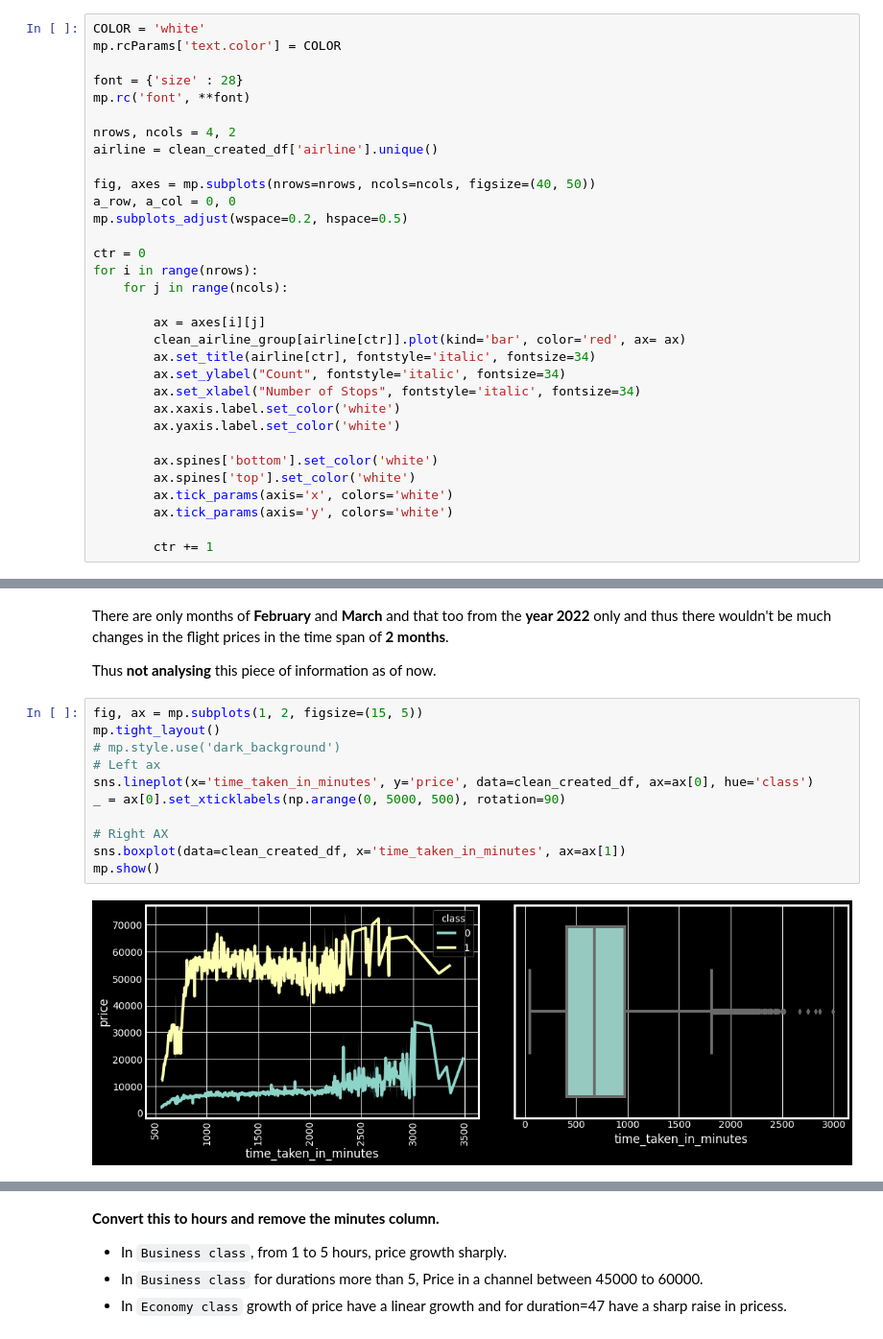
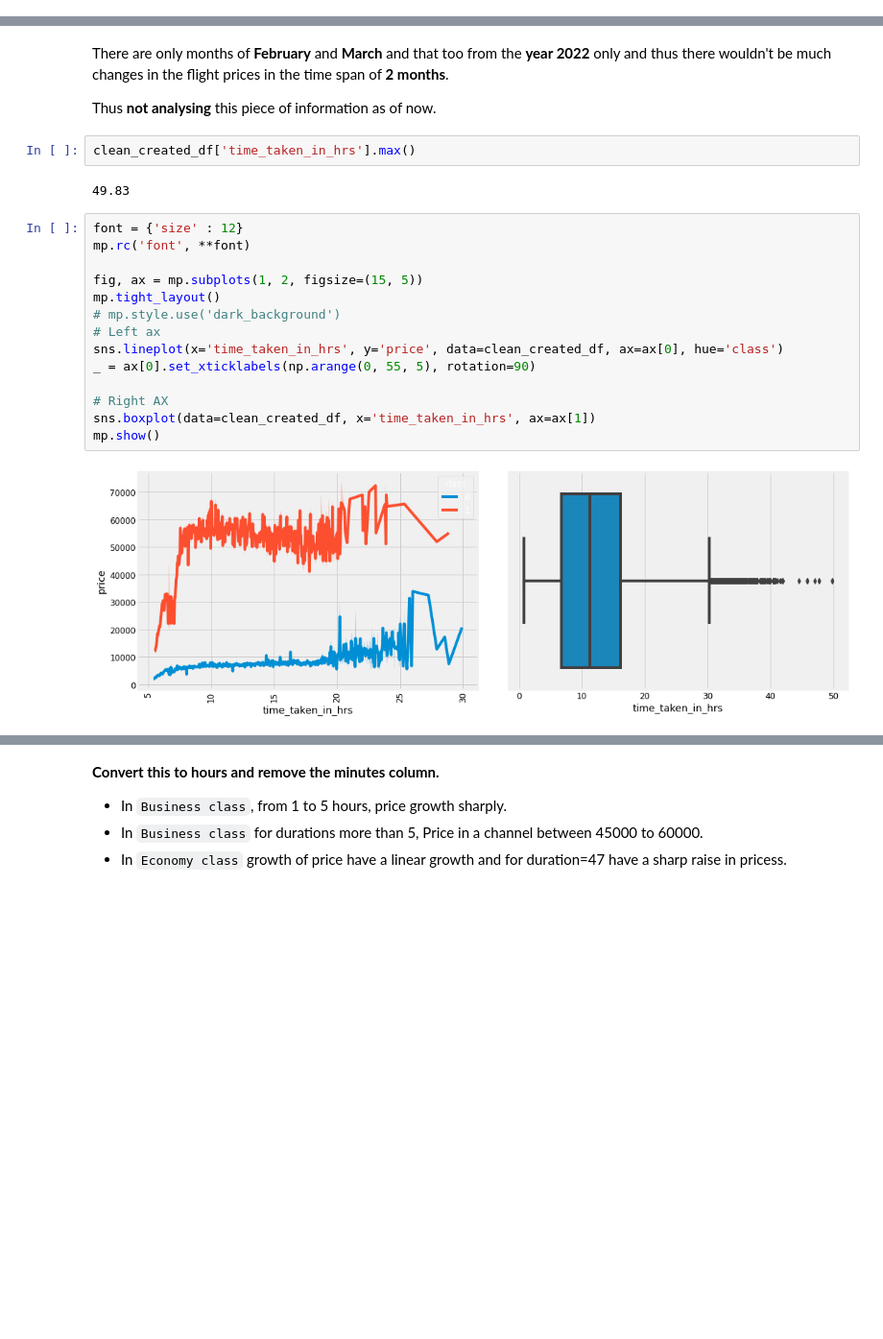
Before and after one commit to deepbdoshi/Flight-Price-Prediction, a Jupyter notebook: Flight Price Prediction.ipynb, the cells around one changed output, grey strips where cells are left out. Shown at 96% size. Drawn from its saved outputs; the diff is of its cells as text; blank space fills up the shorter version.

Commit message:
Data Preprocessing

```diff
--- a/Flight Price Prediction.ipynb
+++ b/Flight Price Prediction.ipynb
@@ -601,35 +567,3 @@ Followed by 1 stop and no stop.
 Trujet has only made 1 stop journeys
 
 It's clear that the more stops there are the more expensive the flight is except for AirAsia where the prices seems more constant. The behaviour and different analysis of AirAsia tend to show that it relates to a low cost company.
-# %%
-COLOR = 'white'
-mp.rcParams['text.color'] = COLOR
-
-font = {'size' : 28}
-mp.rc('font', **font)
-
-nrows, ncols = 4, 2
-airline = clean_created_df['airline'].unique()
-
-fig, axes = mp.subplots(nrows=nrows, ncols=ncols, figsize=(40, 50))
-a_row, a_col = 0, 0
-mp.subplots_adjust(wspace=0.2, hspace=0.5)
-
-ctr = 0
-for i in range(nrows):
-    for j in range(ncols):
-
-        ax = axes[i][j]
-        clean_airline_group[airline[ctr]].plot(kind='bar', color='red', ax= ax)
-        ax.set_title(airline[ctr], fontstyle='italic', fontsize=34)
-        ax.set_ylabel("Count", fontstyle='italic', fontsize=34)
-        ax.set_xlabel("Number of Stops", fontstyle='italic', fontsize=34)
-        ax.xaxis.label.set_color('white')
-        ax.yaxis.label.set_color('white')
-
-        ax.spines['bottom'].set_color('white')
-        ax.spines['top'].set_color('white')
-        ax.tick_params(axis='x', colors='white')
-        ax.tick_params(axis='y', colors='white')
-
-        ctr += 1
@@ -855,16 +741,23 @@ Name: year, dtype: int64
 There are only months of **February** and **March** and that too from the **year 2022** only and thus there wouldn't be much changes in the flight prices in the time span of **2 months**.
 
 Thus **not analysing** this piece of information as of now.
+# %%
+clean_created_df['time_taken_in_hrs'].max()
+# %% [output]
+49.83
 # %%
+font = {'size' : 12}
+mp.rc('font', **font)
+
 fig, ax = mp.subplots(1, 2, figsize=(15, 5))
 mp.tight_layout()
 # mp.style.use('dark_background')
 # Left ax
-sns.lineplot(x='time_taken_in_minutes', y='price', data=clean_created_df, ax=ax[0], hue='class')
-_ = ax[0].set_xticklabels(np.arange(0, 5000, 500), rotation=90)
+sns.lineplot(x='time_taken_in_hrs', y='price', data=clean_created_df, ax=ax[0], hue='class')
+_ = ax[0].set_xticklabels(np.arange(0, 55, 5), rotation=90)
 
 # Right AX
-sns.boxplot(data=clean_created_df, x='time_taken_in_minutes', ax=ax[1])
+sns.boxplot(data=clean_created_df, x='time_taken_in_hrs', ax=ax[1])
 mp.show()
 # %% [output]
-[figure, old version]
+[figure, new version]
```
Also changed, not shown: parts of 16 cells of this notebook.
